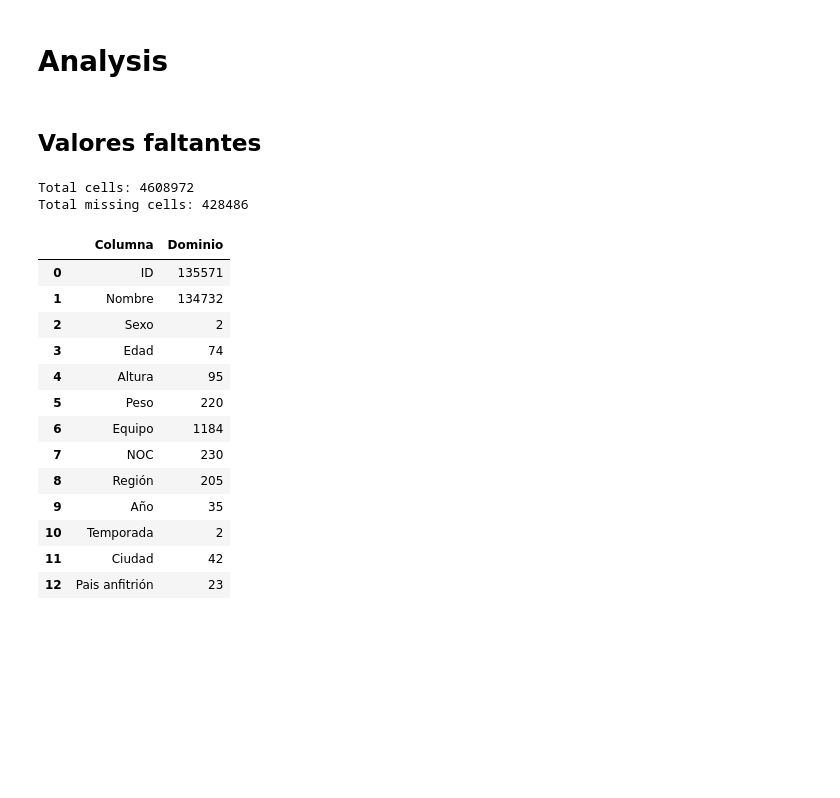
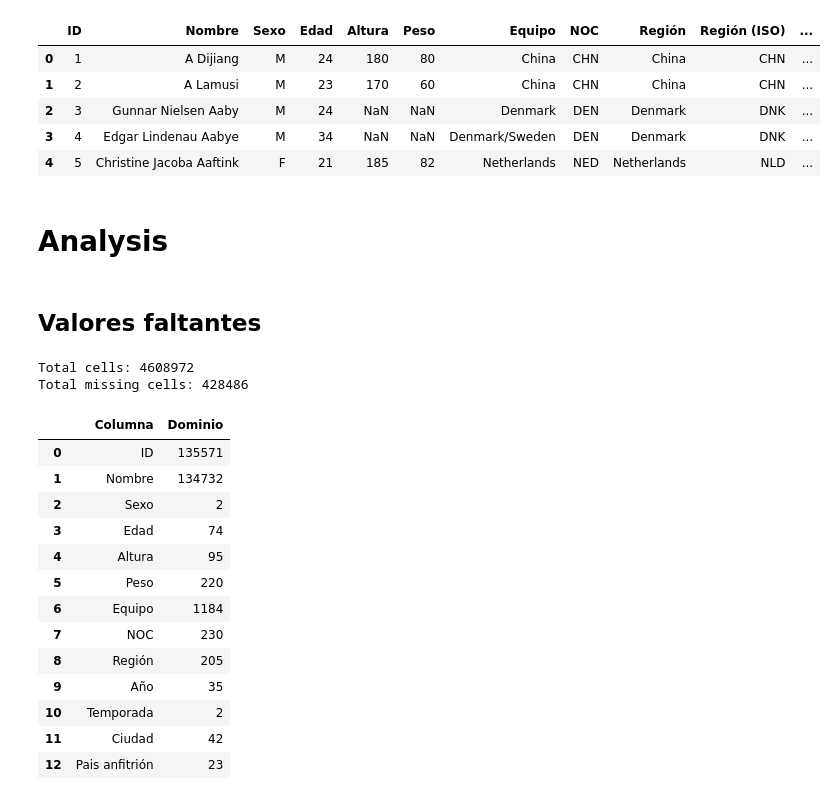
Before and after one commit to agutierrezmorag/olympic-games-datamart, a Jupyter notebook: olympics.ipynb, the cells around one changed output. Saved outputs shown, nothing was run; the diff lists cells and outputs as text; code cells hidden in the pictures; blank space fills up the shorter version.

Commit message:
added handling for country iso codes

```diff
--- a/olympics.ipynb
+++ b/olympics.ipynb
@@ -399,3 +399,25 @@ ol_data.head()
 | 2 | 3 | Gunnar Nielsen Aaby | M | 24 | NaN | NaN | Denmark | DEN | Denmark | 1920 | Verano | ... |
 | 3 | 4 | Edgar Lindenau Aabye | M | 34 | NaN | NaN | Denmark/Sweden | DEN | Denmark | 1900 | Verano | ... |
 | 4 | 5 | Christine Jacoba Aaftink | F | 21 | 185 | 82 | Netherlands | NED | Netherlands | 1988 | Invierno | ... |
+# %%
+import pycountry
+
+
+# Function to return the alpha_3 country code
+def get_country_code(country_name):
+    if isinstance(country_name, str):
+        try:
+            return pycountry.countries.get(name=country_name).alpha_3
+        except AttributeError:
+            return None
+    else:
+        return None
+
+
+# Apply the function to the 'region' column to create the 'code' column
+ol_data["Región (ISO)"] = ol_data["Región"].apply(get_country_code)
+
+# Apply the function to the 'pais anfitrion' column to create the 'code' column
+ol_data["Pais anfitrión (ISO)"] = ol_data["Pais anfitrión"].apply(get_country_code)
+
+ol_data.head()
@@ -402,2 +431,23 @@ ol_data.head()
+# %%
+# Get a list of the column names
+cols = ol_data.columns.tolist()
+
+# Move the 'Región (ISO)' column to the right of the 'Región' column
+cols.insert(cols.index('Región') + 1, cols.pop(cols.index('Región (ISO)')))
+
+# Move the 'Pais anfitrión (ISO)' column to the right of the 'Pais anfitrión' column
+cols.insert(cols.index('Pais anfitrión') + 1, cols.pop(cols.index('Pais anfitrión (ISO)')))
+
+# Reorder the DataFrame
+ol_data = ol_data[cols]
+
+ol_data.head()
+# %% [output]
+|  | ID | Nombre | Sexo | Edad | Altura | Peso | Equipo | NOC | Región | Región (ISO) | ... |
+| 0 | 1 | A Dijiang | M | 24 | 180 | 80 | China | CHN | China | CHN | ... |
+| 1 | 2 | A Lamusi | M | 23 | 170 | 60 | China | CHN | China | CHN | ... |
+| 2 | 3 | Gunnar Nielsen Aaby | M | 24 | NaN | NaN | Denmark | DEN | Denmark | DNK | ... |
+| 3 | 4 | Edgar Lindenau Aabye | M | 34 | NaN | NaN | Denmark/Sweden | DEN | Denmark | DNK | ... |
+| 4 | 5 | Christine Jacoba Aaftink | F | 21 | 185 | 82 | Netherlands | NED | Netherlands | NLD | ... |
 # %%
 # save the modified data to a new csv file
```
Also changed, not shown: parts of 2 cells of this notebook.
